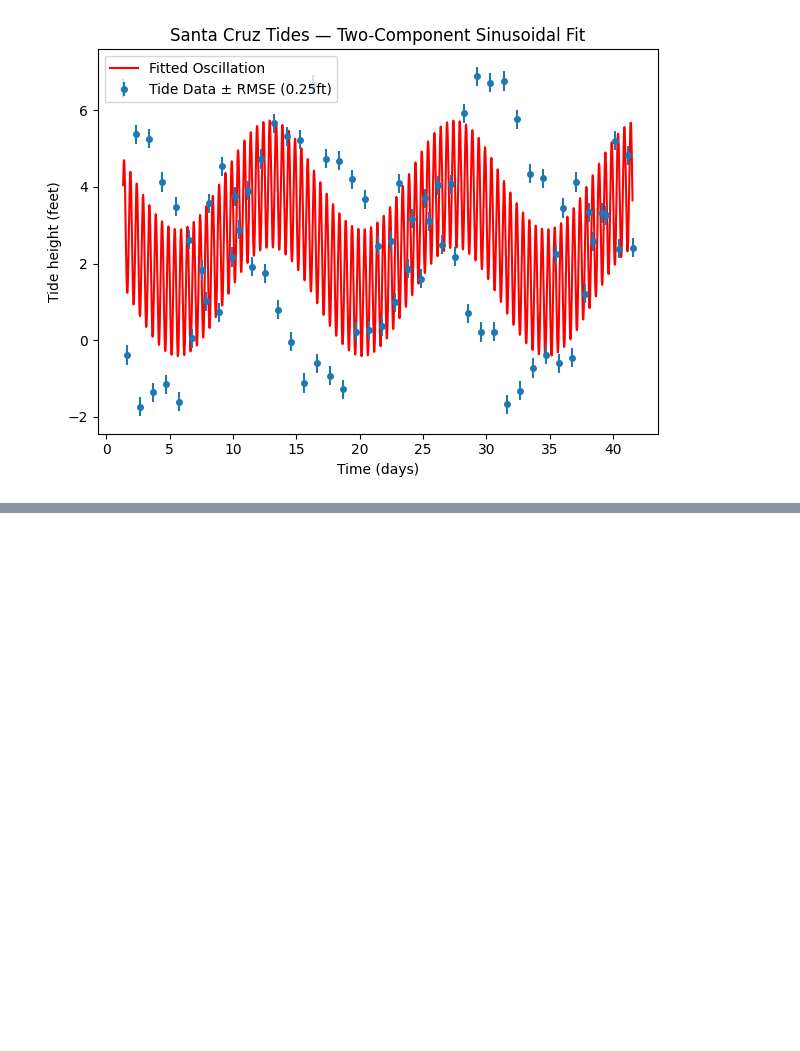
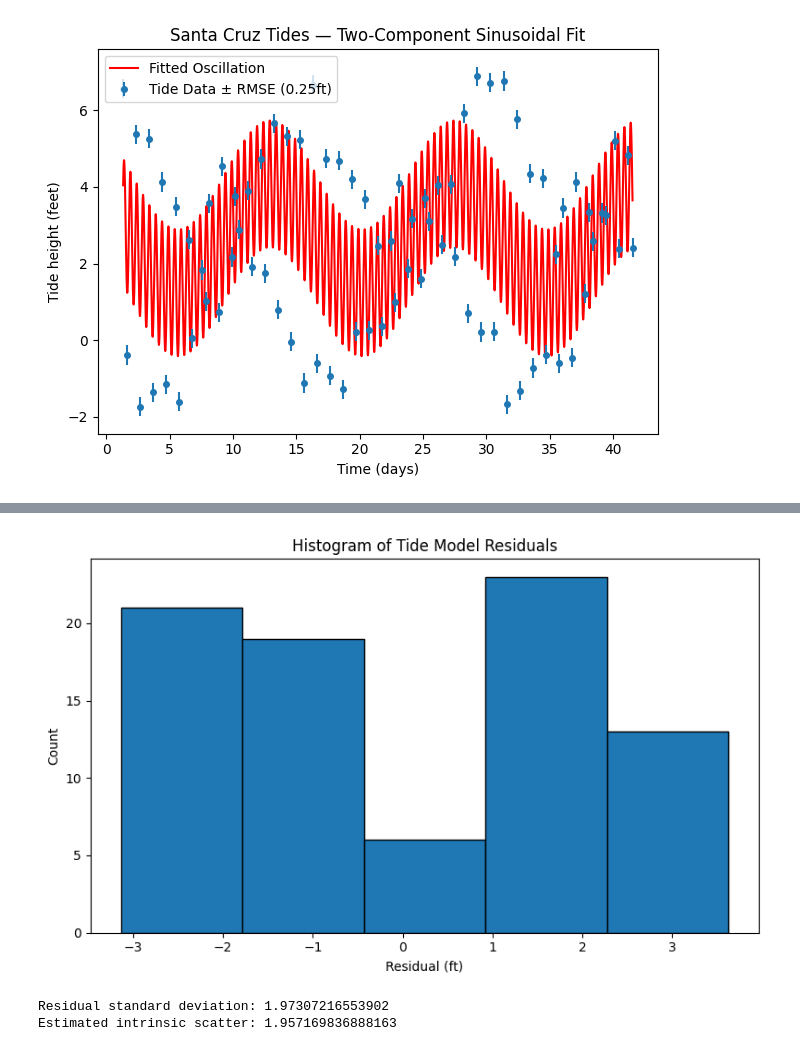
Before and after one commit to StealfDragon/ASTR19-Group_Project, a Jupyter notebook: tides.ipynb, the cells around one changed output, grey strips where cells are left out. Saved outputs shown, nothing was run; the diff lists cells and outputs as text; code cells hidden in the pictures; blank space fills up the shorter version.

```diff
--- a/tides.ipynb
+++ b/tides.ipynb
@@ -73,0 +89,20 @@ plt.show()
+# %%
+plt.figure(figsize=(8,5))
+plt.hist(residuals, bins='fd', edgecolor='black')   # 'fd' = Freedman–Diaconis rule
+plt.xlabel("Residual (ft)")
+plt.ylabel("Count")
+plt.title("Histogram of Tide Model Residuals")
+plt.tight_layout()
+plt.savefig("ResidualsHistogram.pdf", bbox_inches='tight')
+plt.show()
+# %% [output]
+[figure, added]
+# %%
+resid_std = np.std(residuals, ddof=1)   # ddof=1 = sample std
+print("Residual standard deviation:", resid_std)
+sigma_meas = 0.25
+sigma_intrinsic = np.sqrt(resid_std**2 - sigma_meas**2)
+print("Estimated intrinsic scatter:", sigma_intrinsic)
+# %% [output]
+Residual standard deviation: 1.97307216553902
+Estimated intrinsic scatter: 1.957169836888163
```
Also changed, not shown: parts of 2 cells of this notebook, 4 other files.
